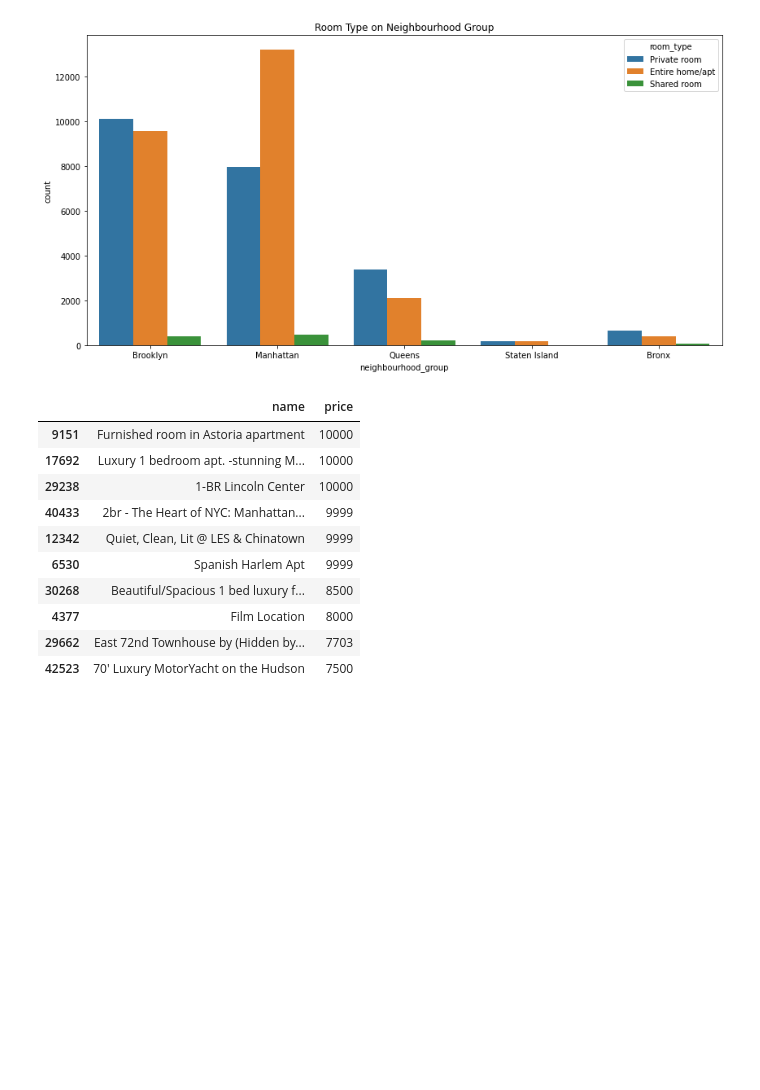
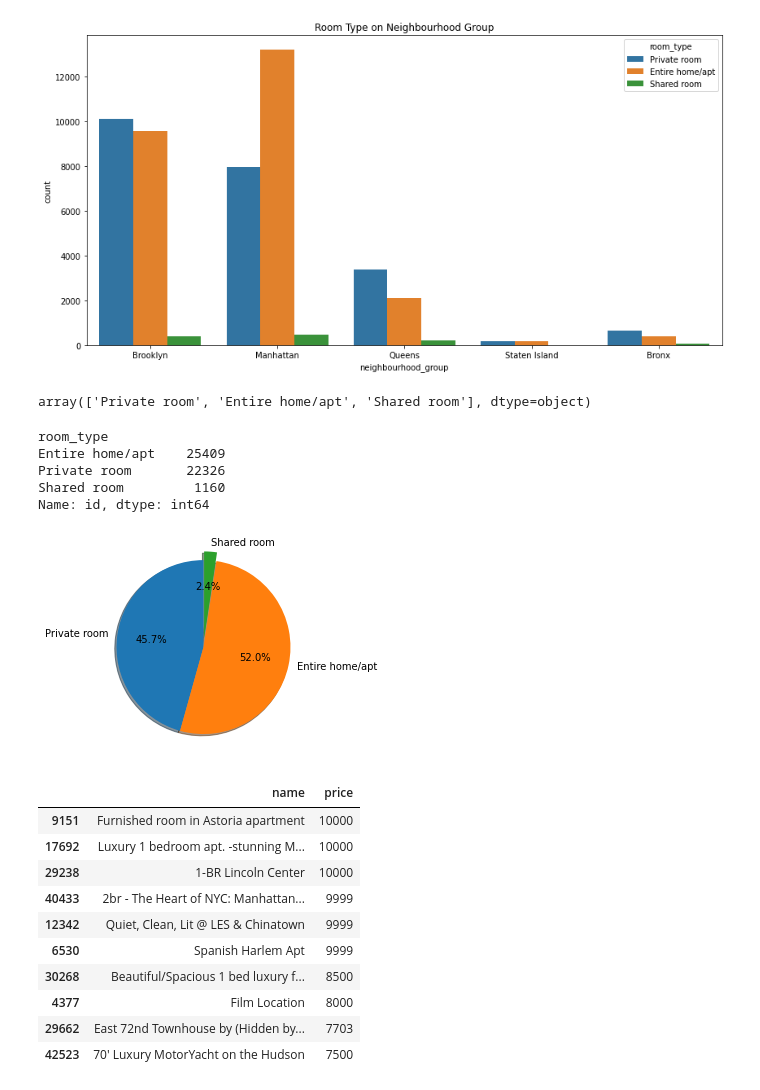
Before and after one commit to mgbhat97/Airbnb-Booking-EDA, a Jupyter notebook: Airbnb_Bookings_Analysis_Capstone_Project.ipynb, the cells around one changed output. Saved outputs shown, nothing was run; the diff lists cells and outputs as text; code cells hidden in the pictures; blank space fills up the shorter version.

```diff
--- a/Airbnb_Bookings_Analysis_Capstone_Project.ipynb
+++ b/Airbnb_Bookings_Analysis_Capstone_Project.ipynb
@@ -111,6 +111,31 @@ sns.countplot(df.neighbourhood_group,hue=df.room_type)
 plt.show()
 # %% [output]
 [figure]
+# %%
+df['room_type'].unique()
+# %% [output]
+array(['Private room', 'Entire home/apt', 'Shared room'], dtype=object)
+# %%
+df.groupby(['room_type'])['id'].count()
+# %% [output]
+room_type
+Entire home/apt    25409
+Private room       22326
+Shared room         1160
+Name: id, dtype: int64
+# %%
+labels = 'Private room', 'Entire home/apt', 'Shared room'
+sizes = [22326,25409,1160]
+explode = (0, 0, 0.1)
+
+fig1, ax1 = plt.subplots()
+ax1.pie(sizes, explode=explode, labels=labels, autopct='%1.1f%%',
+        shadow=True, startangle=90)
+#ax1.axis('equal')
+
+plt.show()
+# %% [output]
+[figure, added]
 # %%
 df.sort_values('price', ascending =False, inplace=True)
 # %%
```
Also changed, not shown: parts of 6 cells of this notebook.
